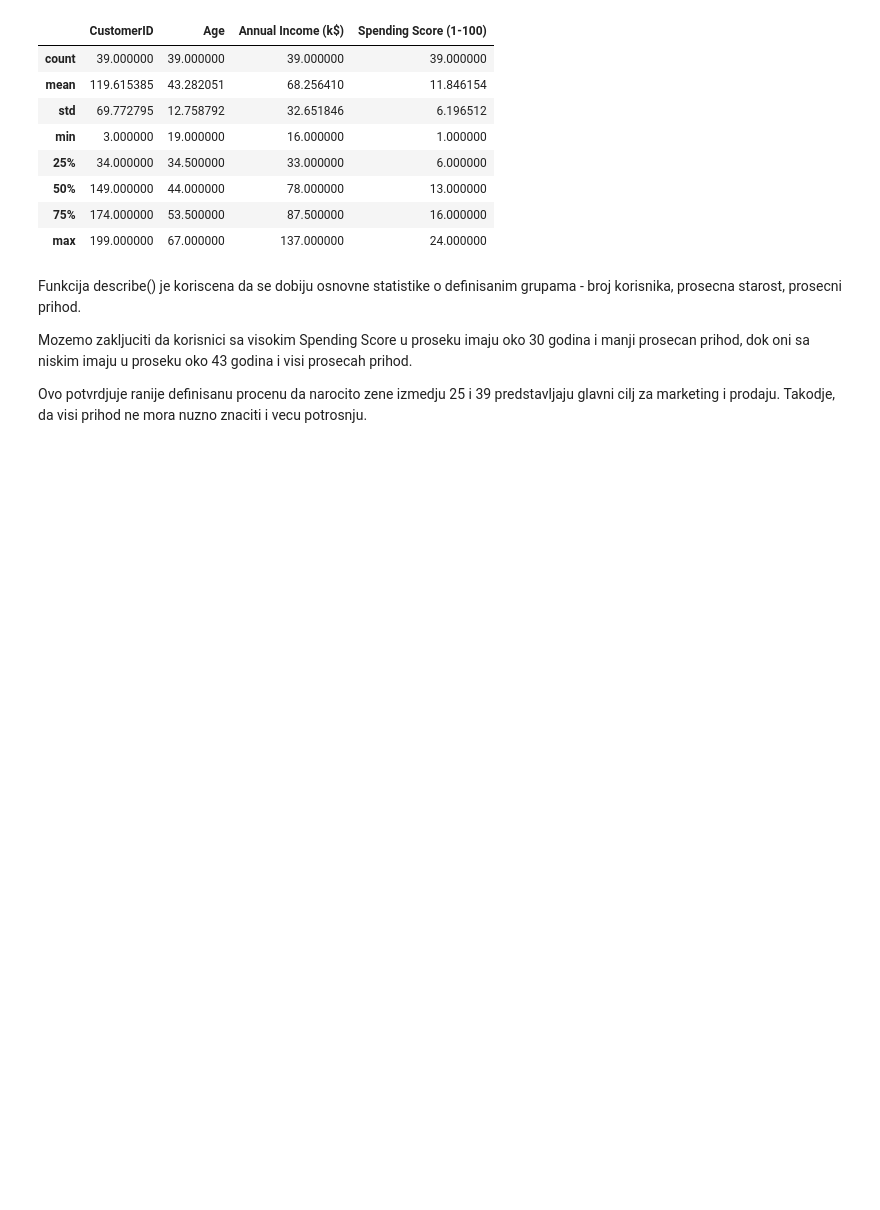
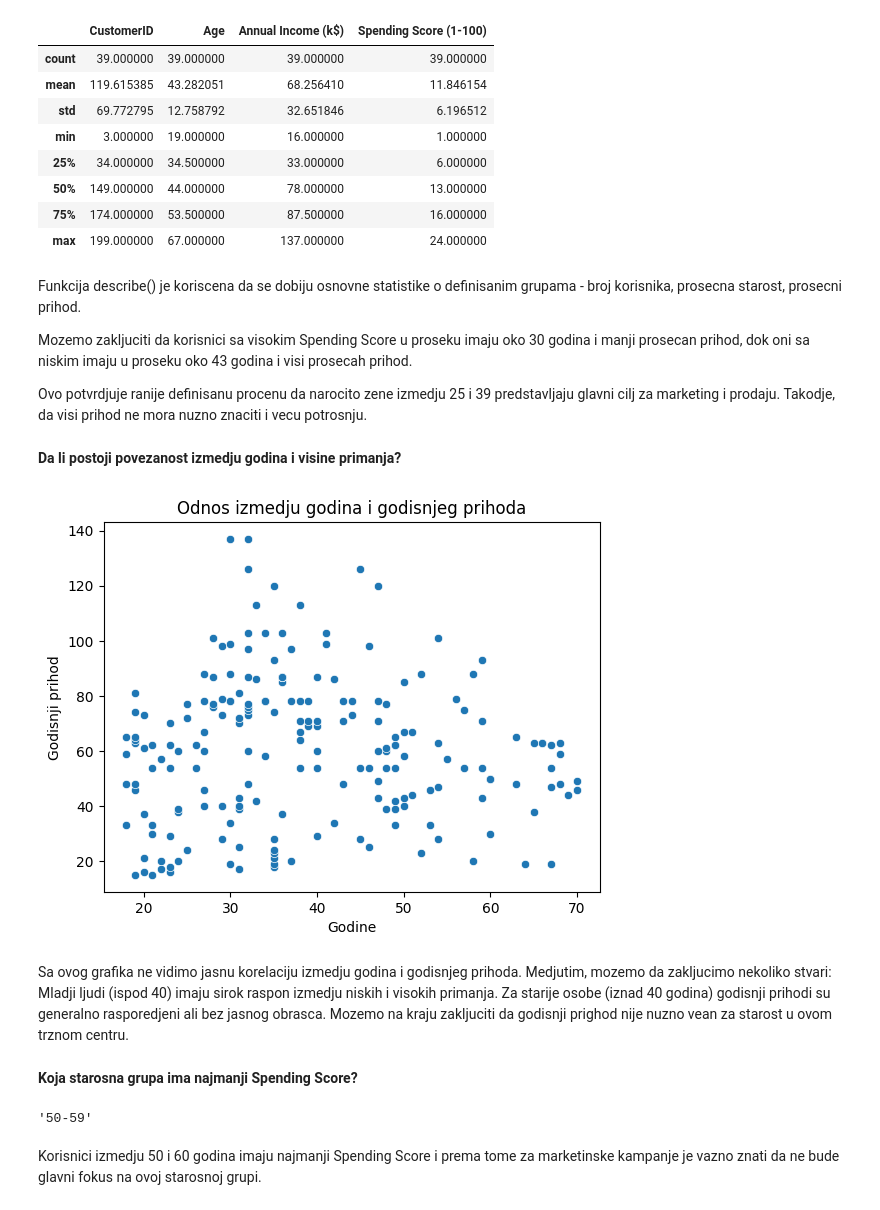
Before and after one commit to KrstinaPerovic/Vezba-Python-1, a Jupyter notebook: Untitled1.ipynb, the cells around one changed output. Cells and saved outputs as stored; diff of their text form; code cells hidden in the pictures; blank space fills up the shorter version.

```diff
--- a/Untitled1.ipynb
+++ b/Untitled1.ipynb
@@ -298,3 +298,25 @@ Funkcija describe() je koriscena da se dobiju osnovne statistike o definisanim g
 Mozemo zakljuciti da korisnici sa visokim Spending Score u proseku imaju oko 30 godina i manji prosecan prihod, dok oni sa niskim imaju u proseku oko 43 godina i visi prosecah prihod.
 
 Ovo potvrdjuje ranije definisanu procenu da narocito zene izmedju 25 i 39 predstavljaju glavni cilj za marketing i prodaju. Takodje, da visi prihod ne mora nuzno znaciti i vecu potrosnju.
+# %% [markdown]
+**Da li postoji povezanost izmedju godina i visine primanja?**
+# %%
+sns.scatterplot(x = 'Age', y= 'Annual Income (k$)', data = df)
+plt.title("Odnos izmedju godina i godisnjeg prihoda")
+plt.xlabel("Godine")
+plt.ylabel("Godisnji prihod")
+plt.show()
+# %% [output]
+[figure, added]
+# %% [markdown]
+Sa ovog grafika ne vidimo jasnu korelaciju izmedju godina i godisnjeg prihoda. Medjutim, mozemo da zakljucimo nekoliko stvari:
+ Mladji ljudi (ispod 40) imaju sirok raspon izmedju niskih i visokih primanja. Za starije osobe (iznad 40 godina) godisnji prihodi su generalno rasporedjeni ali bez jasnog obrasca. Mozemo na kraju zakljuciti da godisnji prighod nije nuzno vean za starost u ovom trznom centru.
+# %% [markdown]
+**Koja starosna grupa ima najmanji Spending Score?**
+# %%
+least_active_age_group = df.groupby("Age Group")['Spending Score (1-100)'].mean().idxmin()
+least_active_age_group
+# %% [output]
+'50-59'
+# %% [markdown]
+Korisnici izmedju 50 i 60 godina imaju najmanji Spending Score i prema tome za marketinske kampanje je vazno znati da ne bude glavni fokus na ovoj starosnoj grupi.
```
Also changed, not shown: parts of 1 cell of this notebook.
